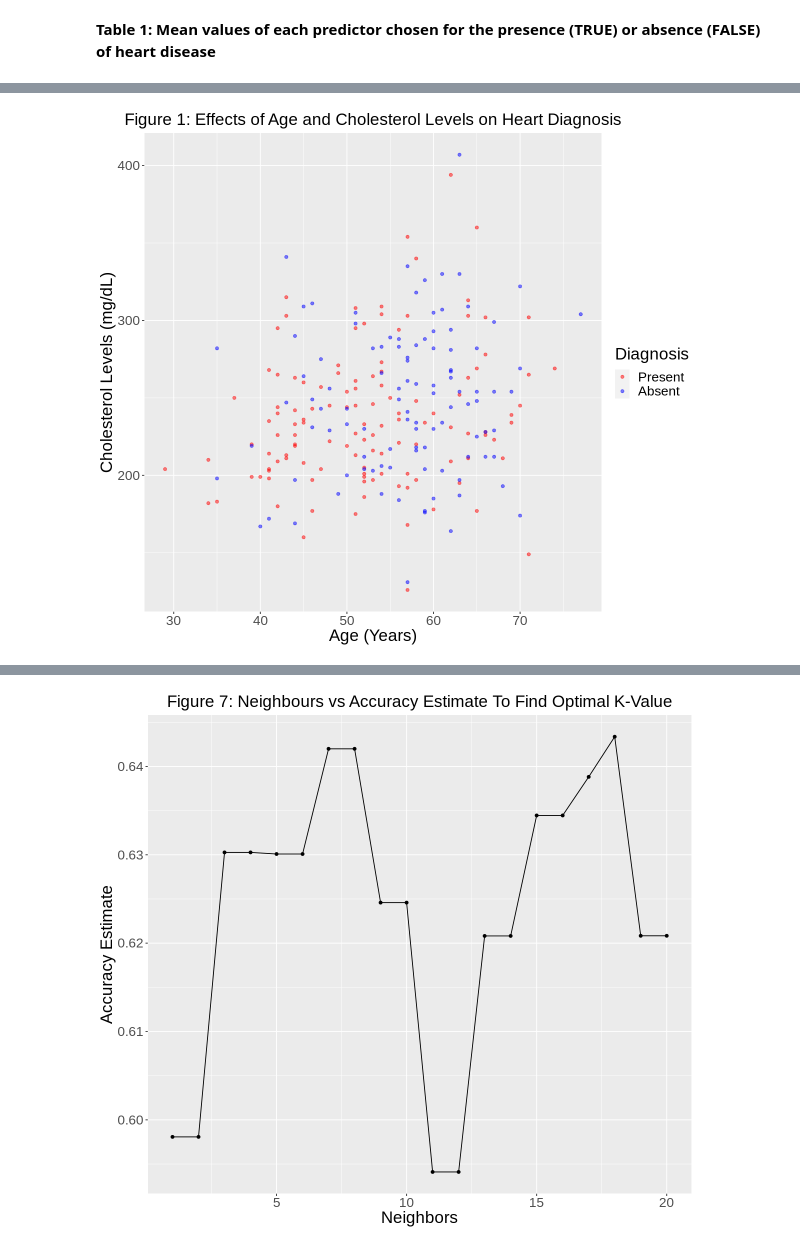
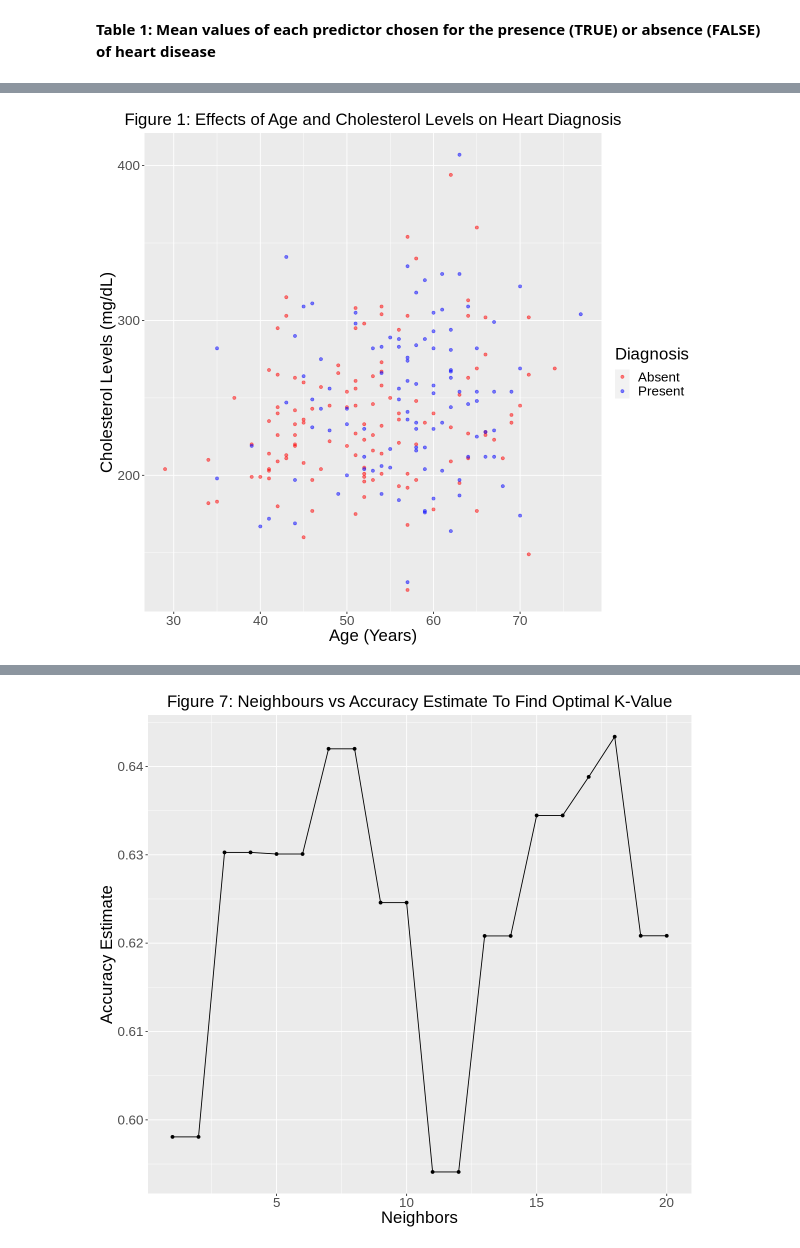
Before and after one commit to jagroop-randhawa/dsci-100-2022w2-group-26, a Jupyter notebook: group_26_project_report.ipynb, the cells around one changed output, grey strips where cells are left out. Drawn from its saved outputs; the diff is of its cells as text; code cells hidden in the pictures.

```diff
--- a/group_26_project_report.ipynb
+++ b/group_26_project_report.ipynb
@@ -166,17 +144,17 @@ To further analyze what predictor variables to use in our classification model,
 # %%
 #Creating a plot to visualize effects of age and cholesterol levels
 
 options(repr.plot.width = 10, repr.plot.height = 9)
 
 cholesterol_data_plot <- heart_data_train |>
 ggplot(aes(x = age, y = cholesterol_level, color = diagnosis)) +
 geom_point(alpha = 0.5) +
 labs(title = "Figure 1: Effects of Age and Cholesterol Levels on Heart Diagnosis", x = "Age (Years)", y = "Cholesterol Levels (mg/dL)", color = "Diagnosis") +
-scale_color_manual(labels = c("Present", "Absent"), values = c("red", "blue")) +
+scale_color_manual(labels = c("Absent", "Present"), values = c("red", "blue")) +
 theme(plot.title = element_text(hjust = 0.5, size = 20),
 axis.title.x = element_text(size = 20),
 axis.title.y = element_text(size = 20),
 text = element_text(size = 20))
 cholesterol_data_plot
 # %% [output]
-[figure, old version]
+[figure, new version]
```
Also changed, not shown: parts of 42 cells of this notebook.
